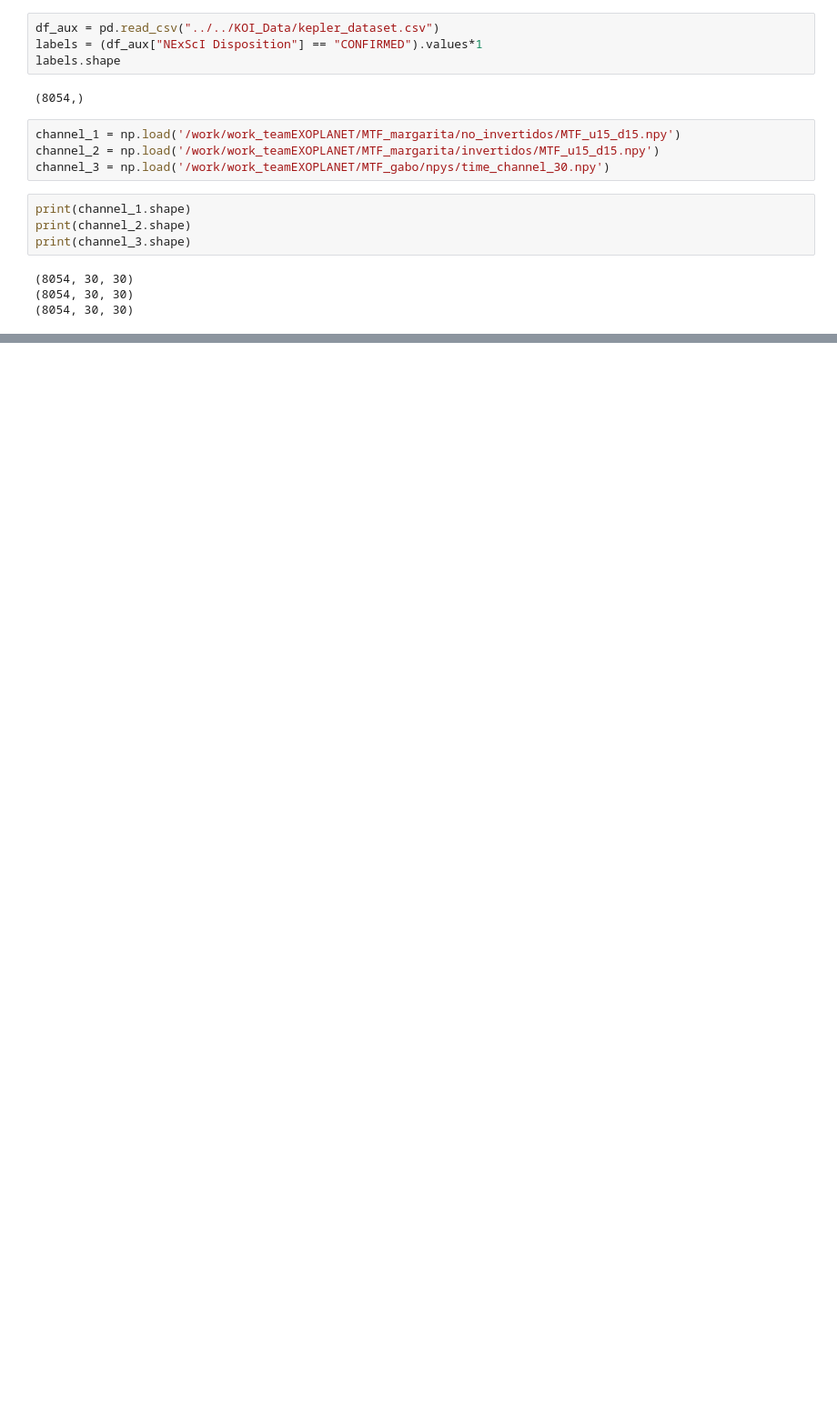
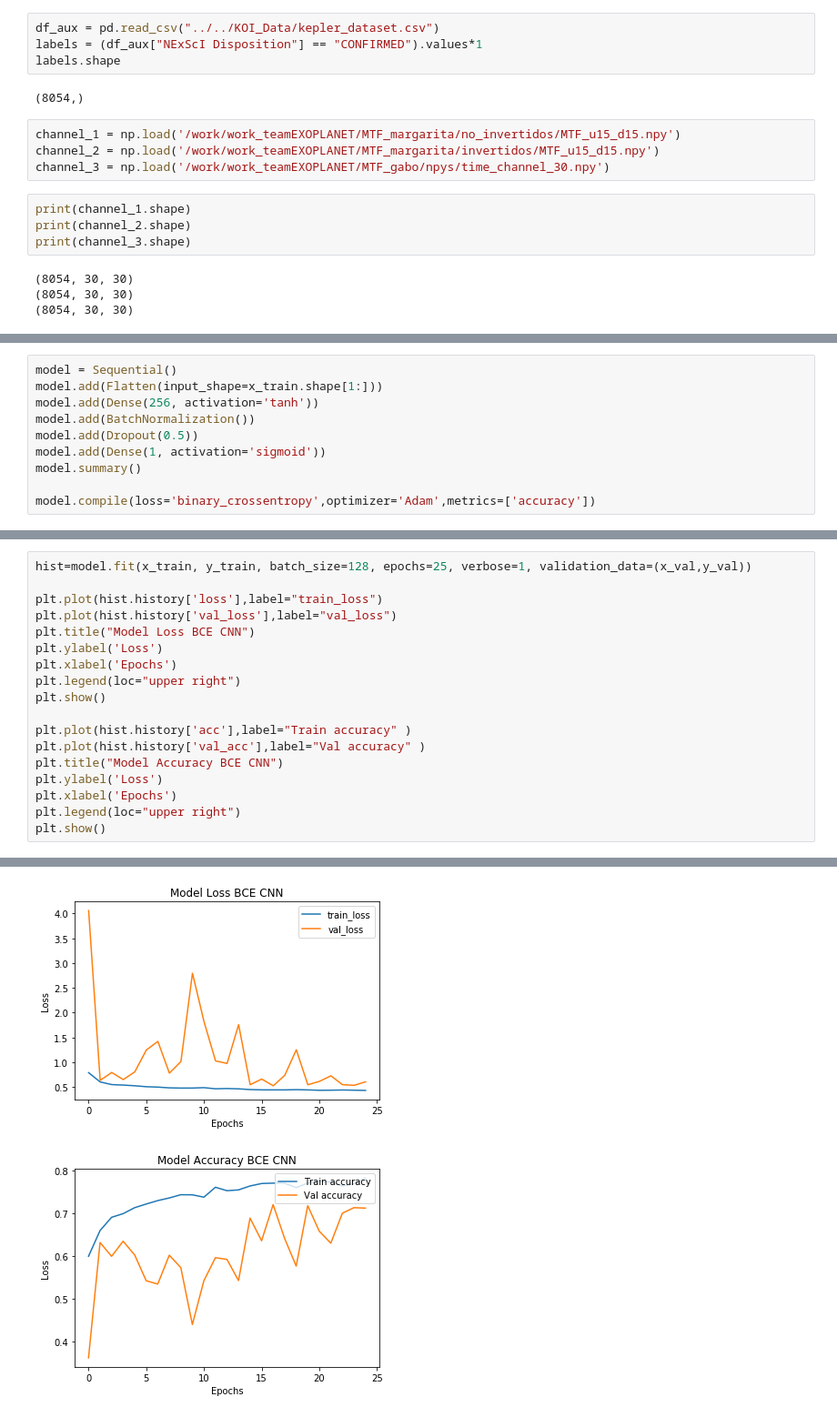
Before and after one commit to harel-coffee/PIIC19-auto, a Jupyter notebook: code/obj3/pruebas_cnn_3canales.ipynb, the cells around one changed output, grey strips where cells are left out. Shown at 91% size. Saved outputs shown, nothing was run; the diff lists cells and outputs as text; blank space fills up the shorter version.

```diff
--- a/code/obj3/pruebas_cnn_3canales.ipynb
+++ b/code/obj3/pruebas_cnn_3canales.ipynb
@@ -37,0 +313,10 @@ plt.show()
+# %%
+model = Sequential()
+model.add(Flatten(input_shape=x_train.shape[1:]))
+model.add(Dense(256, activation='tanh'))
+model.add(BatchNormalization())
+model.add(Dropout(0.5))
+model.add(Dense(1, activation='sigmoid'))
+model.summary()
+
+model.compile(loss='binary_crossentropy',optimizer='Adam',metrics=['accuracy'])
@@ -37,0 +341,19 @@ plt.show()
+# %%
+hist=model.fit(x_train, y_train, batch_size=128, epochs=25, verbose=1, validation_data=(x_val,y_val))
+
+plt.plot(hist.history['loss'],label="train_loss")
+plt.plot(hist.history['val_loss'],label="val_loss")
+plt.title("Model Loss BCE CNN")
+plt.ylabel('Loss')
+plt.xlabel('Epochs')
+plt.legend(loc="upper right")
+plt.show()
+
+plt.plot(hist.history['acc'],label="Train accuracy" )
+plt.plot(hist.history['val_acc'],label="Val accuracy" )
+plt.title("Model Accuracy BCE CNN")
+plt.ylabel('Loss')
+plt.xlabel('Epochs')
+plt.legend(loc="upper right")
+plt.show()
+# %% [output]
@@ -37,0 +377,2 @@ plt.show()
+[figure, added]
+[figure, added]
```
Also changed, not shown: parts of 64 cells of this notebook, 3 other files.
